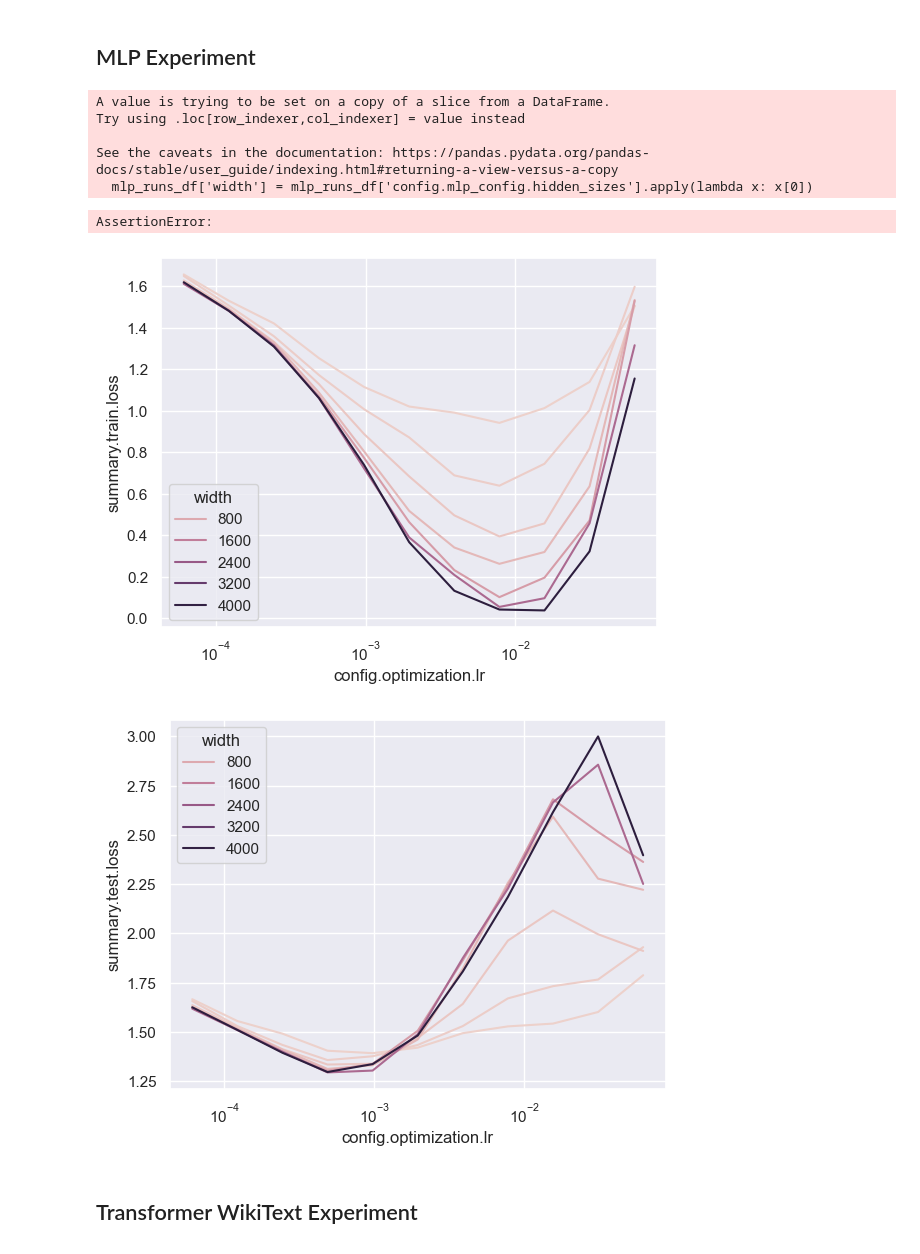
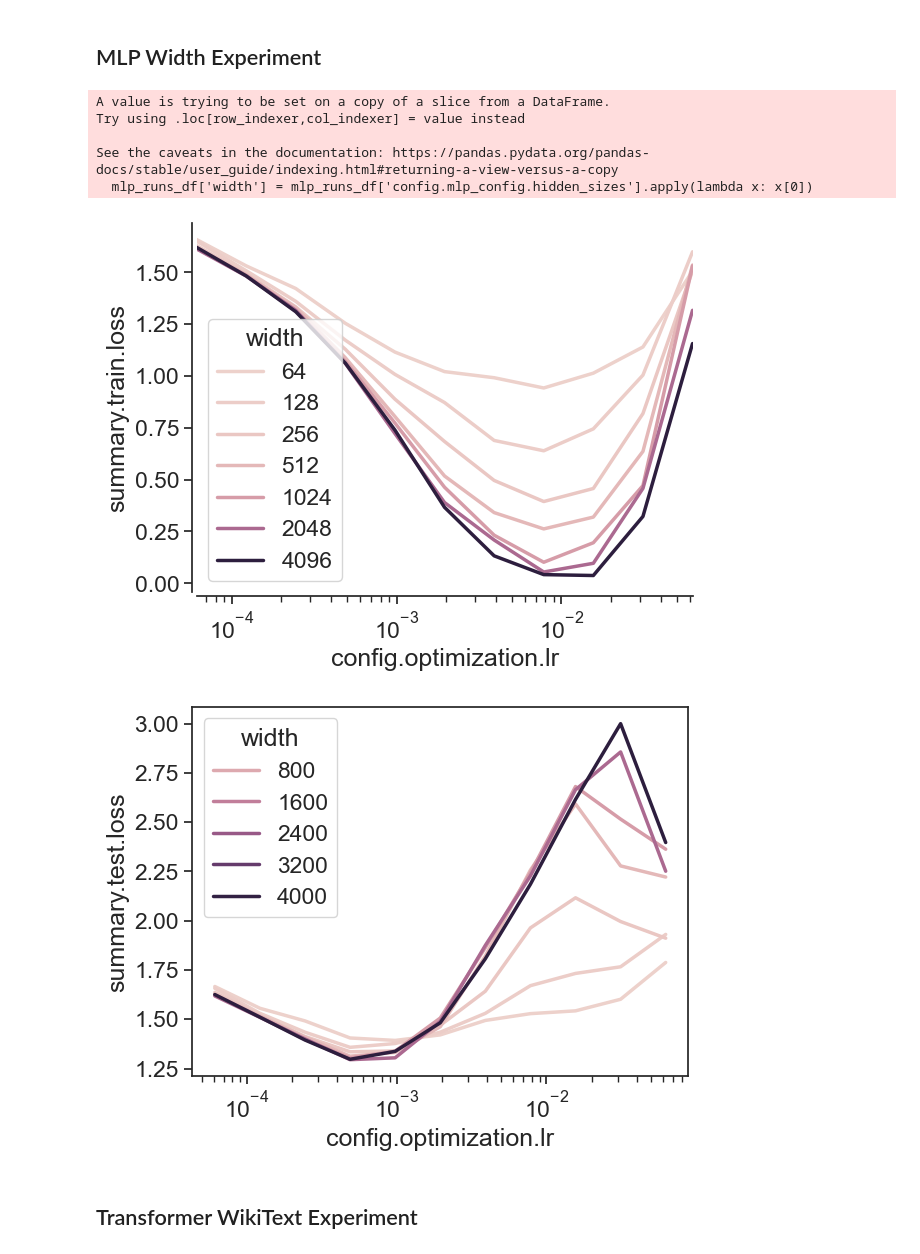
Before and after one commit to BrunoKM/tensor-reprogram, a Jupyter notebook: plots/hyperparam_vs_scale_alignment.ipynb, the cells around one changed output. Saved outputs shown, nothing was run; the diff lists cells and outputs as text; code cells hidden in the pictures.

Commit message:
More plotting

```diff
--- a/plots/hyperparam_vs_scale_alignment.ipynb
+++ b/plots/hyperparam_vs_scale_alignment.ipynb
@@ -6,8 +6,9 @@ from typing import Any
 import numpy as np
 import matplotlib.pyplot as plt
 import seaborn as sns
-# %%
-sns.set()
+# %%
+sns.set_style('ticks')
+sns.set_context("notebook", font_scale=1.5, rc={"lines.linewidth": 2.5})
 # %%
 api = wandb.Api()
 
@@ -91,11 +92,14 @@ runs_df.head()
 5 rows × 44 columns
 # %% [markdown]
-## MLP Experiment
+## MLP Width Experiment
 # %%
 # Filter to only include runs with MLP architecture_type and CIFAR10 dataset
 mlp_runs_df = runs_df[
     (runs_df['config.architecture_type'] == 'ArchitectureType.MLP')
     & (runs_df['config.dataset_type'] == 'DatasetType.CIFAR10')
+    & (runs_df['config.use_mu_param'] == True)
+    # Only include runs with 2 hidden layers
+    & (runs_df['config.mlp_config.hidden_sizes'].apply(lambda l: len(l) == 2))
 ]
 # Add a "width" column to the dataframe. This is the first hidden layer size from the "config.mlp_config.hidden_sizes" column.
 mlp_runs_df['width'] = mlp_runs_df['config.mlp_config.hidden_sizes'].apply(lambda x: x[0])
@@ -107,18 +111,18 @@ Try using .loc[row_indexer,col_indexer] = value instead
 
 See the caveats in the documentation: https://pandas.pydata.org/pandas-docs/stable/user_guide/indexing.html#returning-a-view-versus-a-copy
   mlp_runs_df['width'] = mlp_runs_df['config.mlp_config.hidden_sizes'].apply(lambda x: x[0])
-AssertionError:
 # %%
-ax = sns.lineplot(data=mlp_runs_df, x='config.optimization.lr', y='summary.train.loss', hue='width')
+ax = sns.lineplot(data=mlp_runs_df, x='config.optimization.lr', y='summary.train.loss', hue='width', legend="full")
 ax.set_xscale('log')
-# ax.set_yscale('log')
+ax.set_xlim(mlp_runs_df['config.optimization.lr'].min(), mlp_runs_df['config.optimization.lr'].max())
+sns.despine(ax=ax, offset=3)
 # %% [output]
-[figure, old version]
+[figure, new version]
 # %%
 ax = sns.lineplot(data=mlp_runs_df, x='config.optimization.lr', y='summary.test.loss', hue='width')
 ax.set_xscale('log')
 # %% [output]
-[figure, old version]
+[figure, new version]
 # %% [markdown]
 ## Transformer WikiText Experiment
 # %%
```
Also changed, not shown: parts of 4 cells of this notebook.
